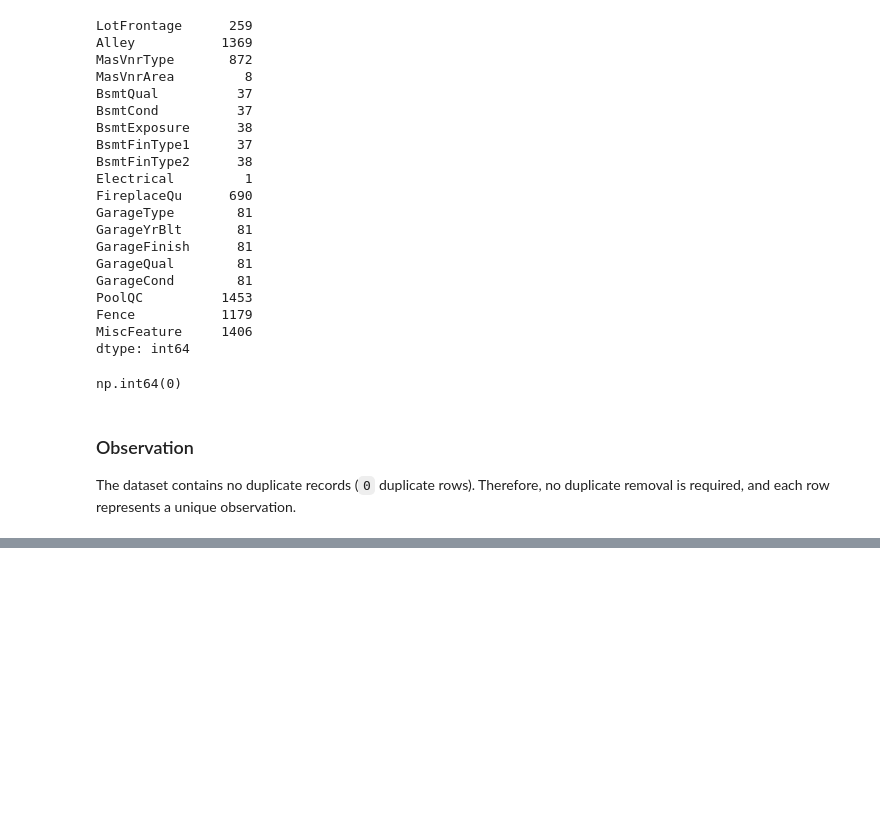
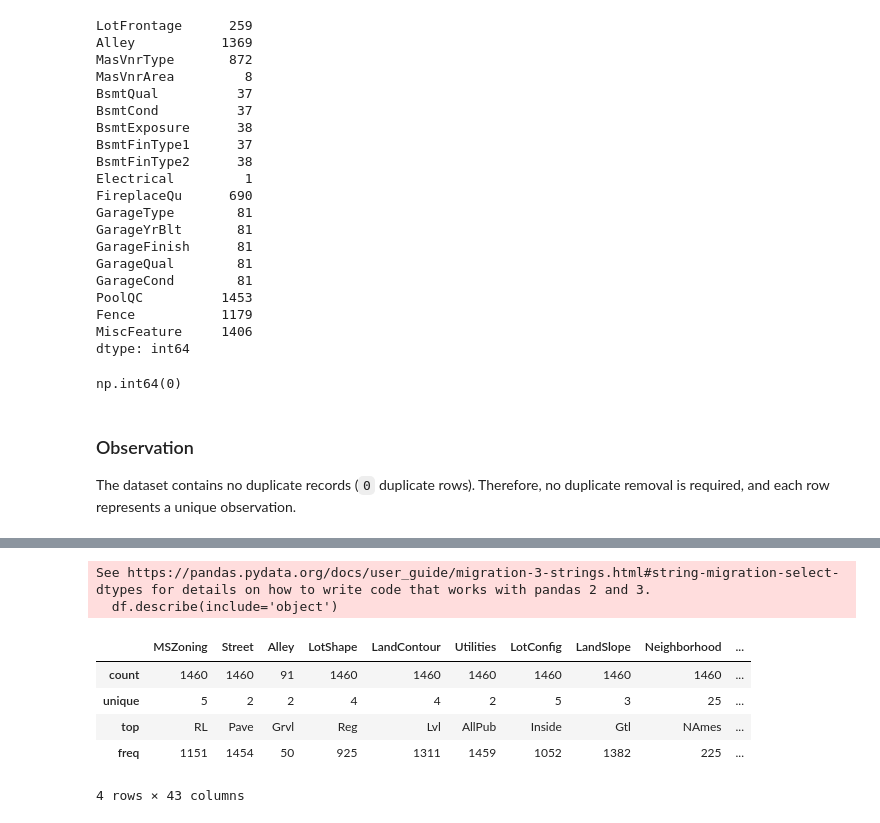
Before and after one commit to Soban-Creator/house-price-prediction, a Jupyter notebook: notebooks/01_eda.ipynb, the cells around one changed output, grey strips where cells are left out. Cells and saved outputs as stored; diff of their text form; code cells hidden in the pictures; blank space fills up the shorter version.

```diff
--- a/notebooks/01_eda.ipynb
+++ b/notebooks/01_eda.ipynb
@@ -186,0 +202,11 @@ The dataset contains no duplicate records (`0` duplicate rows). Therefore, no du
+# %%
+df.describe(include='object')
+# %% [output]
+See https://pandas.pydata.org/docs/user_guide/migration-3-strings.html#string-migration-select-dtypes for details on how to write code that works with pandas 2 and 3.
+  df.describe(include='object')
+|  | MSZoning | Street | Alley | LotShape | LandContour | Utilities | LotConfig | LandSlope | Neighborhood | ... |
+| count | 1460 | 1460 | 91 | 1460 | 1460 | 1460 | 1460 | 1460 | 1460 | ... |
+| unique | 5 | 2 | 2 | 4 | 4 | 2 | 5 | 3 | 25 | ... |
+| top | RL | Pave | Grvl | Reg | Lvl | AllPub | Inside | Gtl | NAmes | ... |
+| freq | 1151 | 1454 | 50 | 925 | 1311 | 1459 | 1052 | 1382 | 225 | ... |
+4 rows × 43 columns
```
Also changed, not shown: parts of 17 cells of this notebook.
